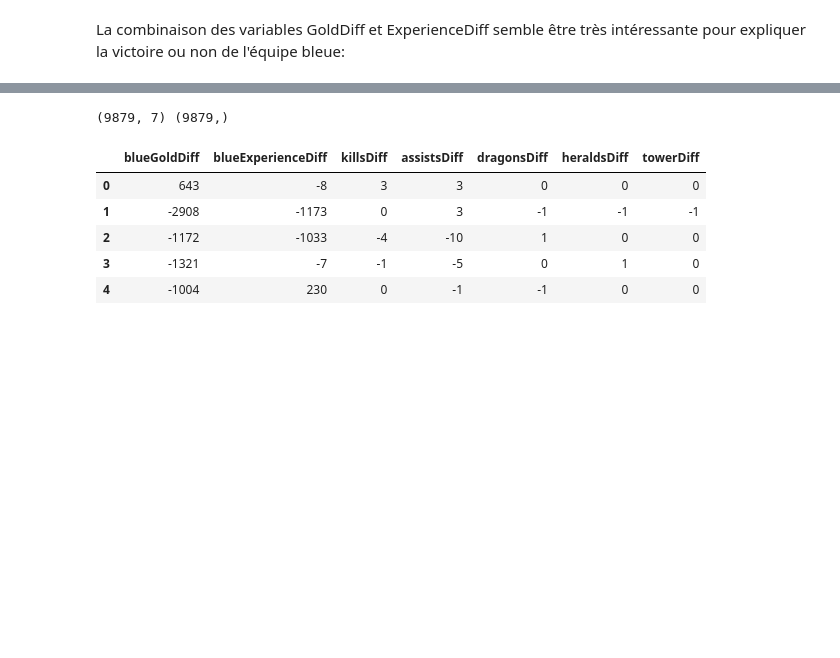
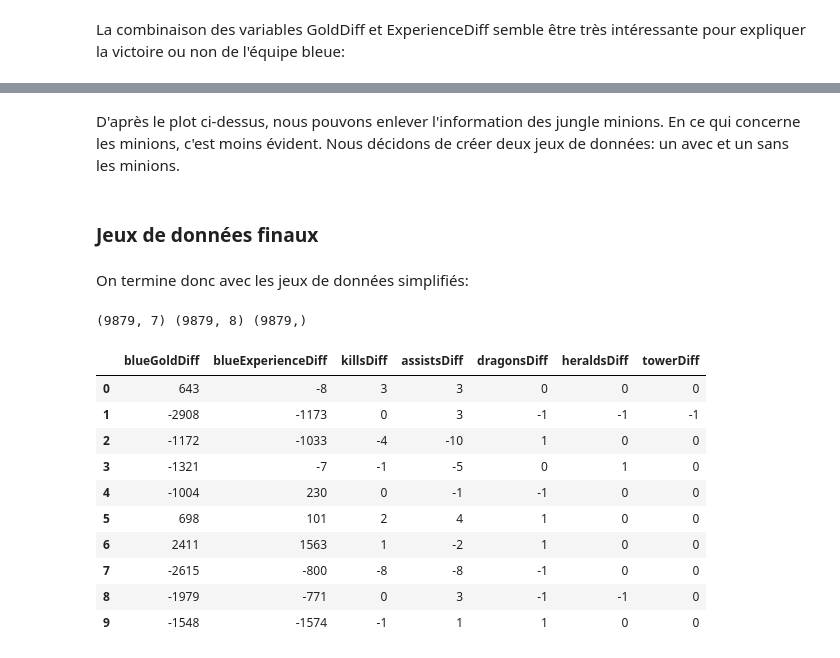
Before and after one commit to lucagortana/game-learning, a Jupyter notebook: LoL_classification.ipynb, the cells around one changed output, grey strips where cells are left out. Drawn from its saved outputs; the diff is of its cells as text; code cells hidden in the pictures; blank space fills up the shorter version.

```diff
--- a/LoL_classification.ipynb
+++ b/LoL_classification.ipynb
@@ -28,2 +20,2 @@ from mod.wine_regression import *
 # %%
-INPUT_DIR = "./data/Lol_data.csv"
+INPUT_DIR = f"{MOD_DIR}/data/Lol_data.csv"
@@ -278,11 +300,26 @@ sns.scatterplot(x='blueExperienceDiff', y='blueGoldDiff', hue='blueWins', data=d
+# %% [markdown]
+D'après le plot ci-dessus, nous pouvons enlever l'information des jungle minions. En ce qui concerne les minions, c'est moins évident. Nous décidons de créer deux jeux de données: un avec et un sans les minions.
+# %%
+X_wm = X.copy()
+X_wm.drop(['jungleMinionDiff'], axis=1, inplace=True) #Jeu avec les minions.
+X.drop(['minionsDiff', 'jungleMinionDiff'], axis=1, inplace=True) #Jeu sans.
+# %% [markdown]
+### Jeux de données finaux
+# %% [markdown]
+On termine donc avec les jeux de données simplifiés:
 # %%
-print(X.shape,y.shape)
-X.head()
+print(X.shape, X_wm.shape, y.shape)
+X.head(10)
 # %% [output]
-(9879, 7) (9879,)
+(9879, 7) (9879, 8) (9879,)
 |  | blueGoldDiff | blueExperienceDiff | killsDiff | assistsDiff | dragonsDiff | heraldsDiff | towerDiff |
 | 0 | 643 | -8 | 3 | 3 | 0 | 0 | 0 |
 | 1 | -2908 | -1173 | 0 | 3 | -1 | -1 | -1 |
 | 2 | -1172 | -1033 | -4 | -10 | 1 | 0 | 0 |
 | 3 | -1321 | -7 | -1 | -5 | 0 | 1 | 0 |
 | 4 | -1004 | 230 | 0 | -1 | -1 | 0 | 0 |
+| 5 | 698 | 101 | 2 | 4 | 1 | 0 | 0 |
+| 6 | 2411 | 1563 | 1 | -2 | 1 | 0 | 0 |
+| 7 | -2615 | -800 | -8 | -8 | -1 | 0 | 0 |
+| 8 | -1979 | -771 | 0 | 3 | -1 | -1 | 0 |
+| 9 | -1548 | -1574 | -1 | 1 | 1 | 0 | 0 |
```
Also changed, not shown: parts of 62 cells of this notebook, 2 other files.
